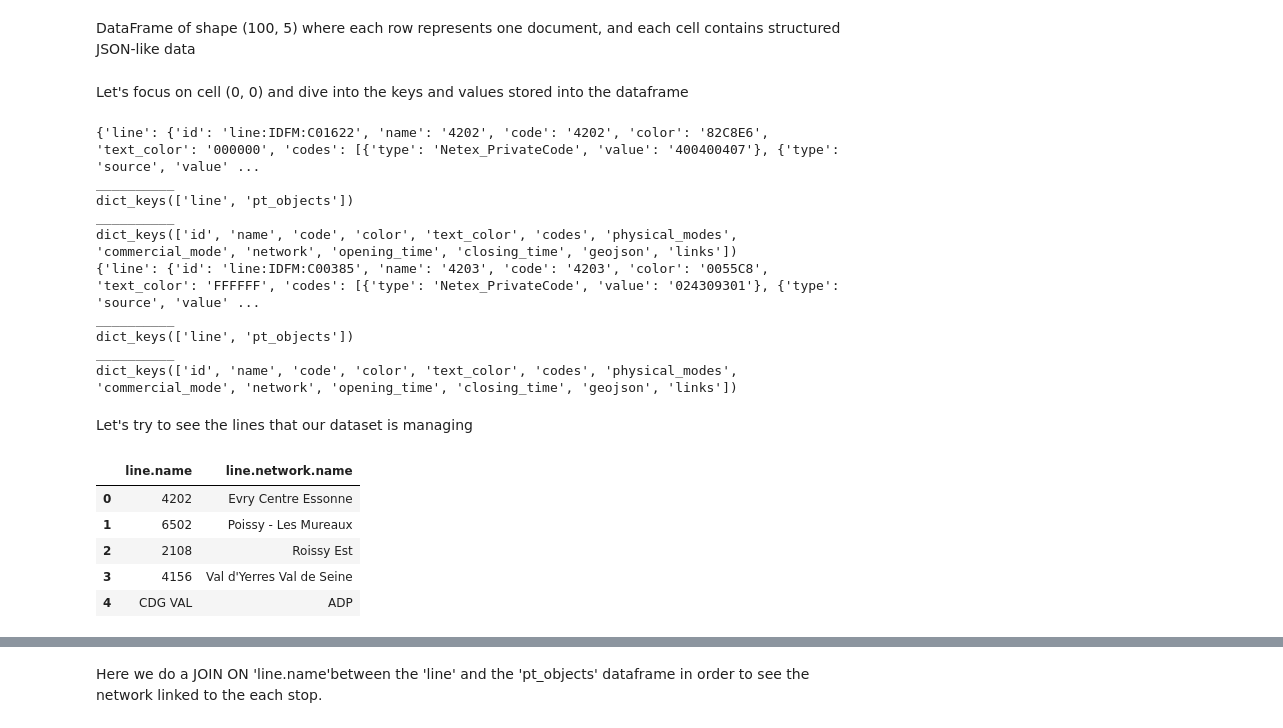
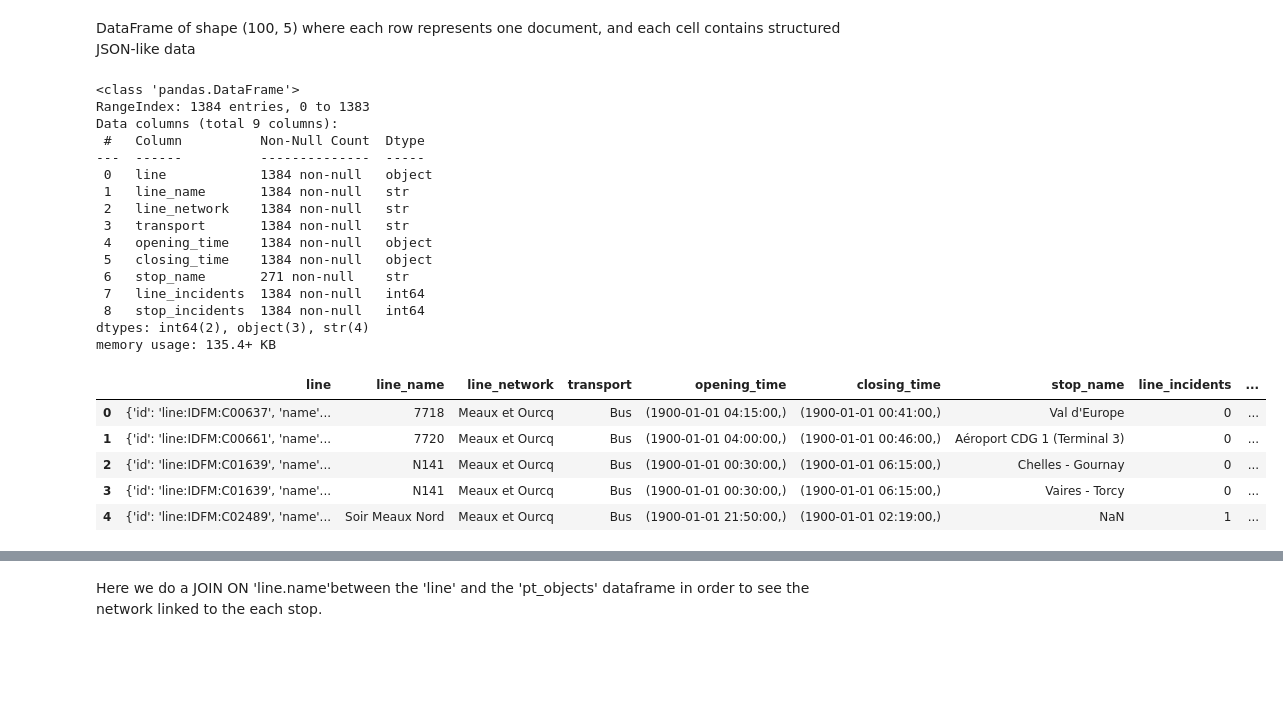
Before and after one commit to Aziiiiim/GraphX_project, a Jupyter notebook: queries_dataframe.ipynb, the cells around one changed output, grey strips where cells are left out. Cells and saved outputs as stored; diff of their text form; code cells hidden in the pictures; blank space fills up the shorter version.

```diff
--- a/queries_dataframe.ipynb
+++ b/queries_dataframe.ipynb
@@ -116,49 +179,28 @@ df_line_reports = load_topic_dataframe(
 # %% [markdown]
 DataFrame of shape (100, 5) where each row represents one document, and each cell contains structured JSON-like data
 # %%
-df_line_reports.info()
-df_line_reports.head()
+df.info()
+df.head()
+# %% [output]
+<class 'pandas.DataFrame'>
+RangeIndex: 1384 entries, 0 to 1383
+Data columns (total 9 columns):
+ #   Column          Non-Null Count  Dtype
+---  ------          --------------  -----
+ 0   line            1384 non-null   object
+ 1   line_name       1384 non-null   str
+ 2   line_network    1384 non-null   str
+ 3   transport       1384 non-null   str
+ 4   opening_time    1384 non-null   object
+ 5   closing_time    1384 non-null   object
+ 6   stop_name       271 non-null    str
+ 7   line_incidents  1384 non-null   int64
+ 8   stop_incidents  1384 non-null   int64
+dtypes: int64(2), object(3), str(4)
+memory usage: 135.4+ KB
+|  | line | line_name | line_network | transport | opening_time | closing_time | stop_name | line_incidents | ... |
+| 0 | {'id': 'line:IDFM:C00637', 'name'... | 7718 | Meaux et Ourcq | Bus | (1900-01-01 04:15:00,) | (1900-01-01 00:41:00,) | Val d'Europe | 0 | ... |
+| 1 | {'id': 'line:IDFM:C00661', 'name'... | 7720 | Meaux et Ourcq | Bus | (1900-01-01 04:00:00,) | (1900-01-01 00:46:00,) | Aéroport CDG 1 (Terminal 3) | 0 | ... |
+| 2 | {'id': 'line:IDFM:C01639', 'name'... | N141 | Meaux et Ourcq | Bus | (1900-01-01 00:30:00,) | (1900-01-01 06:15:00,) | Chelles - Gournay | 0 | ... |
+| 3 | {'id': 'line:IDFM:C01639', 'name'... | N141 | Meaux et Ourcq | Bus | (1900-01-01 00:30:00,) | (1900-01-01 06:15:00,) | Vaires - Torcy | 0 | ... |
+| 4 | {'id': 'line:IDFM:C02489', 'name'... | Soir Meaux Nord | Meaux et Ourcq | Bus | (1900-01-01 21:50:00,) | (1900-01-01 02:19:00,) | NaN | 1 | ... |
-# %% [markdown]
-Let's focus on cell (0, 0) and dive into the keys and values stored into the dataframe
-# %%
-df = df_line_reports[0]
-print(df[0])
-print('_' * 10)
-print(df[0].keys())
-print('_' * 10)
-print(df[0]['line'].keys())
-# %% [output]
-{'line': {'id': 'line:IDFM:C01622', 'name': '4202', 'code': '4202', 'color': '82C8E6', 'text_color': '000000', 'codes': [{'type': 'Netex_PrivateCode', 'value': '400400407'}, {'type': 'source', 'value' ...
-__________
-dict_keys(['line', 'pt_objects'])
-__________
-dict_keys(['id', 'name', 'code', 'color', 'text_color', 'codes', 'physical_modes', 'commercial_mode', 'network', 'opening_time', 'closing_time', 'geojson', 'links'])
-{'line': {'id': 'line:IDFM:C00385', 'name': '4203', 'code': '4203', 'color': '0055C8', 'text_color': 'FFFFFF', 'codes': [{'type': 'Netex_PrivateCode', 'value': '024309301'}, {'type': 'source', 'value' ...
-__________
-dict_keys(['line', 'pt_objects'])
-__________
-dict_keys(['id', 'name', 'code', 'color', 'text_color', 'codes', 'physical_modes', 'commercial_mode', 'network', 'opening_time', 'closing_time', 'geojson', 'links'])
-# %% [markdown]
-Let's try to see the lines that our dataset is managing
-# %%
-import pandas as pd
-
-# Liste pour stocker tous les DataFrames aplatis
-df_list = []
-
-for i in range(100):
-    df = df_line_reports[i]  # chaque colonne de 100 cellules
-    df_list.append(pd.json_normalize(df))
-
-# Concaténer tous les DataFrames en un seul
-df_flat = pd.concat(df_list, ignore_index=True)
-
-# Maintenant tu peux sélectionner les colonnes désirées
-df_flat[['line.name', 'line.network.name']].head()
-# %% [output]
-|  | line.name | line.network.name |
-| 0 | 4202 | Evry Centre Essonne |
-| 1 | 6502 | Poissy - Les Mureaux |
-| 2 | 2108 | Roissy Est |
-| 3 | 4156 | Val d'Yerres Val de Seine |
-| 4 | CDG VAL | ADP |
```
Also changed, not shown: parts of 8 cells of this notebook.
